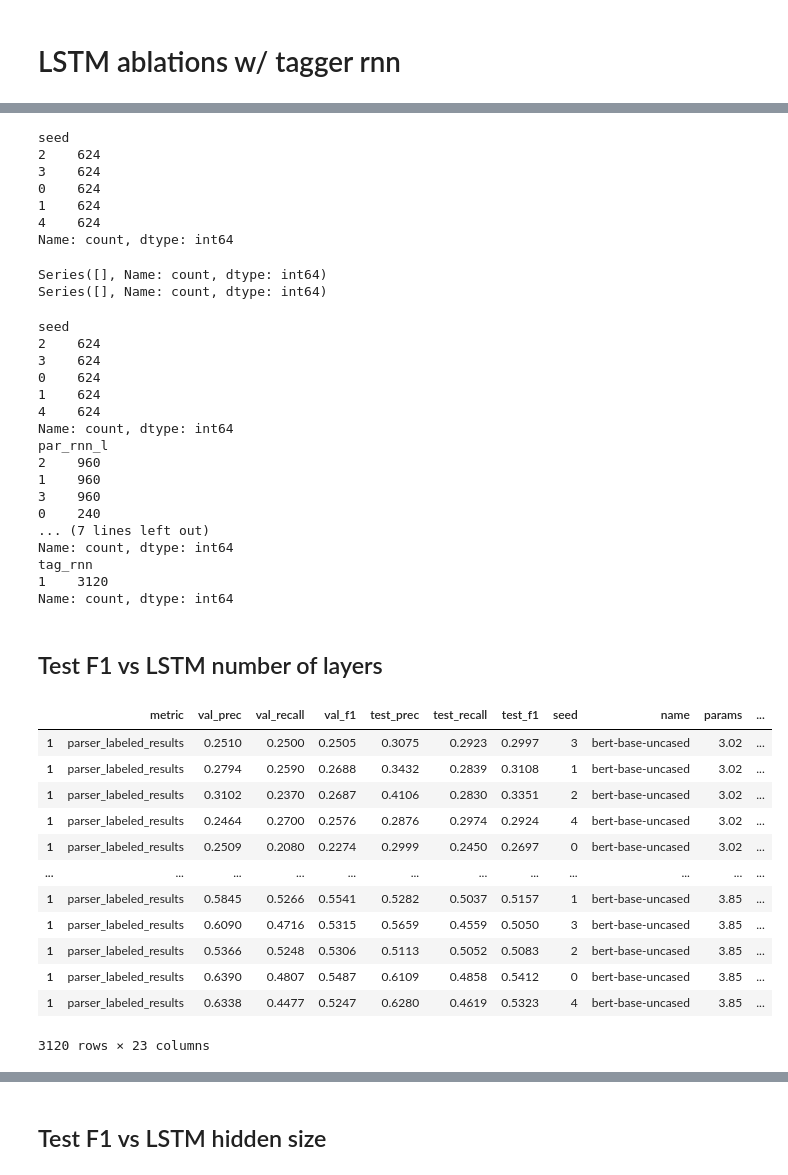
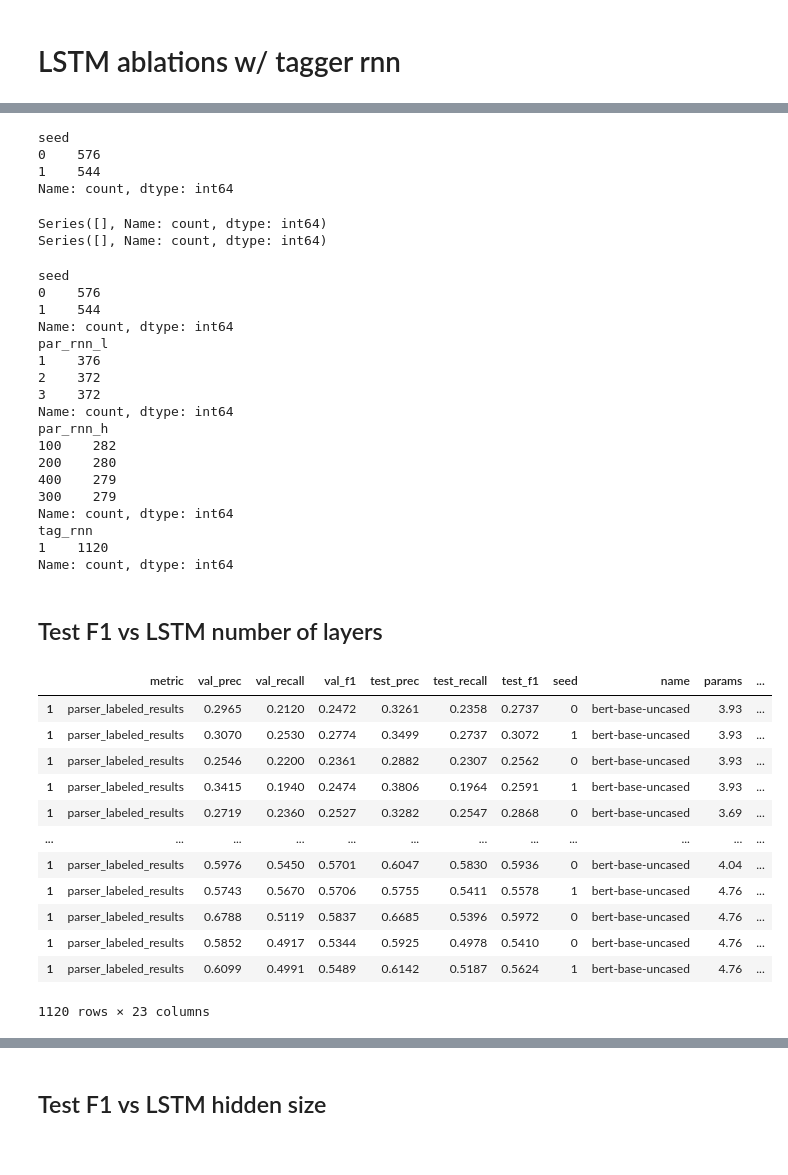
Before and after one commit to paolo-gajo/EfficientSDP, a Jupyter notebook: paper/gather_results.ipynb, the cells around one changed output, grey strips where cells are left out. Drawn from its saved outputs; the diff is of its cells as text; code cells hidden in the pictures.

```diff
--- a/paper/gather_results.ipynb
+++ b/paper/gather_results.ipynb
@@ -140,4 +86,9 @@ Index(['metric', 'val_prec', 'val_recall', 'val_f1', 'test_prec',
 # %%
+import pandas as pd
+
+walk_path = '/home/pgajo/projects/def-hsajjad/pgajo/Multitask-RFG-torch/results_tagger'
+df_tagger_load = load_results(walk_path).drop_duplicates()
+
 df_tagger = df_tagger_load
 df_tagger = df_tagger[df_tagger['metric'] == 'parser_labeled_results']
 df_tagger = df_tagger[df_tagger['tag_rnn'] == '1']
@@ -167,11 +124,8 @@ dataset_list = df_tagger['data'].unique()
 df_tagger['seed'].value_counts()
 # %% [output]
 seed
-2    624
-3    624
-0    624
-1    624
-4    624
+0    576
+1    544
 Name: count, dtype: int64
 # %%
 a = 'tag_rnn'
@@ -189,43 +143,44 @@ print(df_tagger['par_rnn_h'].value_counts())
 print(df_tagger['tag_rnn'].value_counts())
 # %% [output]
 seed
-2    624
-3    624
-0    624
-1    624
-4    624
+0    576
+1    544
 Name: count, dtype: int64
 par_rnn_l
-2    960
-1    960
-3    960
-0    240
-... (7 lines left out)
+1    376
+2    372
+3    372
+Name: count, dtype: int64
+par_rnn_h
+100    282
+200    280
+400    279
+300    279
 Name: count, dtype: int64
 tag_rnn
-1    3120
+1    1120
 Name: count, dtype: int64
 # %% [markdown]
 ## Test F1 vs LSTM number of layers
 # %%
-# df_filtered = df_tagger
-df_filtered = df_no_tagger
+df_filtered = df_tagger
+# df_filtered = df_no_tagger
 # df_filtered = df_filtered[df_filtered['tag_emb'] == '1']
 df_filtered#['test_f1'].mean()
 # %% [output]
 |  | metric | val_prec | val_recall | val_f1 | test_prec | test_recall | test_f1 | seed | name | params | ... |
-| 1 | parser_labeled_results | 0.2510 | 0.2500 | 0.2505 | 0.3075 | 0.2923 | 0.2997 | 3 | bert-base-uncased | 3.02 | ... |
-| 1 | parser_labeled_results | 0.2794 | 0.2590 | 0.2688 | 0.3432 | 0.2839 | 0.3108 | 1 | bert-base-uncased | 3.02 | ... |
-| 1 | parser_labeled_results | 0.3102 | 0.2370 | 0.2687 | 0.4106 | 0.2830 | 0.3351 | 2 | bert-base-uncased | 3.02 | ... |
-| 1 | parser_labeled_results | 0.2464 | 0.2700 | 0.2576 | 0.2876 | 0.2974 | 0.2924 | 4 | bert-base-uncased | 3.02 | ... |
-| 1 | parser_labeled_results | 0.2509 | 0.2080 | 0.2274 | 0.2999 | 0.2450 | 0.2697 | 0 | bert-base-uncased | 3.02 | ... |
+| 1 | parser_labeled_results | 0.2965 | 0.2120 | 0.2472 | 0.3261 | 0.2358 | 0.2737 | 0 | bert-base-uncased | 3.93 | ... |
+| 1 | parser_labeled_results | 0.3070 | 0.2530 | 0.2774 | 0.3499 | 0.2737 | 0.3072 | 1 | bert-base-uncased | 3.93 | ... |
+| 1 | parser_labeled_results | 0.2546 | 0.2200 | 0.2361 | 0.2882 | 0.2307 | 0.2562 | 0 | bert-base-uncased | 3.93 | ... |
+| 1 | parser_labeled_results | 0.3415 | 0.1940 | 0.2474 | 0.3806 | 0.1964 | 0.2591 | 1 | bert-base-uncased | 3.93 | ... |
+| 1 | parser_labeled_results | 0.2719 | 0.2360 | 0.2527 | 0.3282 | 0.2547 | 0.2868 | 0 | bert-base-uncased | 3.69 | ... |
 | ... | ... | ... | ... | ... | ... | ... | ... | ... | ... | ... | ... |
-| 1 | parser_labeled_results | 0.5845 | 0.5266 | 0.5541 | 0.5282 | 0.5037 | 0.5157 | 1 | bert-base-uncased | 3.85 | ... |
-| 1 | parser_labeled_results | 0.6090 | 0.4716 | 0.5315 | 0.5659 | 0.4559 | 0.5050 | 3 | bert-base-uncased | 3.85 | ... |
-| 1 | parser_labeled_results | 0.5366 | 0.5248 | 0.5306 | 0.5113 | 0.5052 | 0.5083 | 2 | bert-base-uncased | 3.85 | ... |
-| 1 | parser_labeled_results | 0.6390 | 0.4807 | 0.5487 | 0.6109 | 0.4858 | 0.5412 | 0 | bert-base-uncased | 3.85 | ... |
-| 1 | parser_labeled_results | 0.6338 | 0.4477 | 0.5247 | 0.6280 | 0.4619 | 0.5323 | 4 | bert-base-uncased | 3.85 | ... |
+| 1 | parser_labeled_results | 0.5976 | 0.5450 | 0.5701 | 0.6047 | 0.5830 | 0.5936 | 0 | bert-base-uncased | 4.04 | ... |
+| 1 | parser_labeled_results | 0.5743 | 0.5670 | 0.5706 | 0.5755 | 0.5411 | 0.5578 | 1 | bert-base-uncased | 4.76 | ... |
+| 1 | parser_labeled_results | 0.6788 | 0.5119 | 0.5837 | 0.6685 | 0.5396 | 0.5972 | 0 | bert-base-uncased | 4.76 | ... |
+| 1 | parser_labeled_results | 0.5852 | 0.4917 | 0.5344 | 0.5925 | 0.4978 | 0.5410 | 0 | bert-base-uncased | 4.76 | ... |
+| 1 | parser_labeled_results | 0.6099 | 0.4991 | 0.5489 | 0.6142 | 0.5187 | 0.5624 | 1 | bert-base-uncased | 4.76 | ... |
-3120 rows × 23 columns
+1120 rows × 23 columns
 # %%
 import numpy as np
 # %%
```
Also changed, not shown: parts of 6 cells of this notebook, 7 other files.
